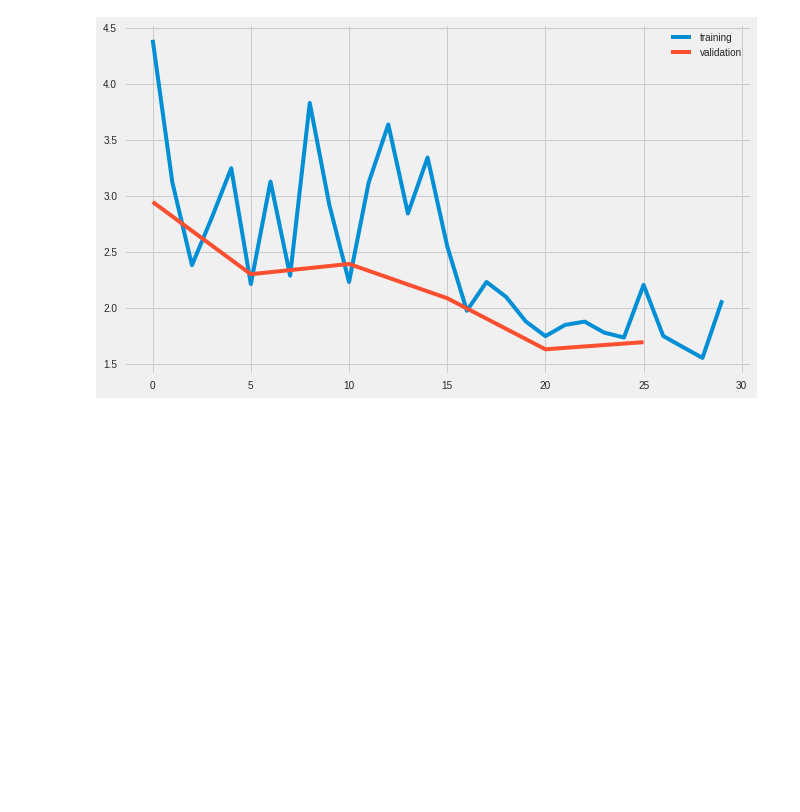
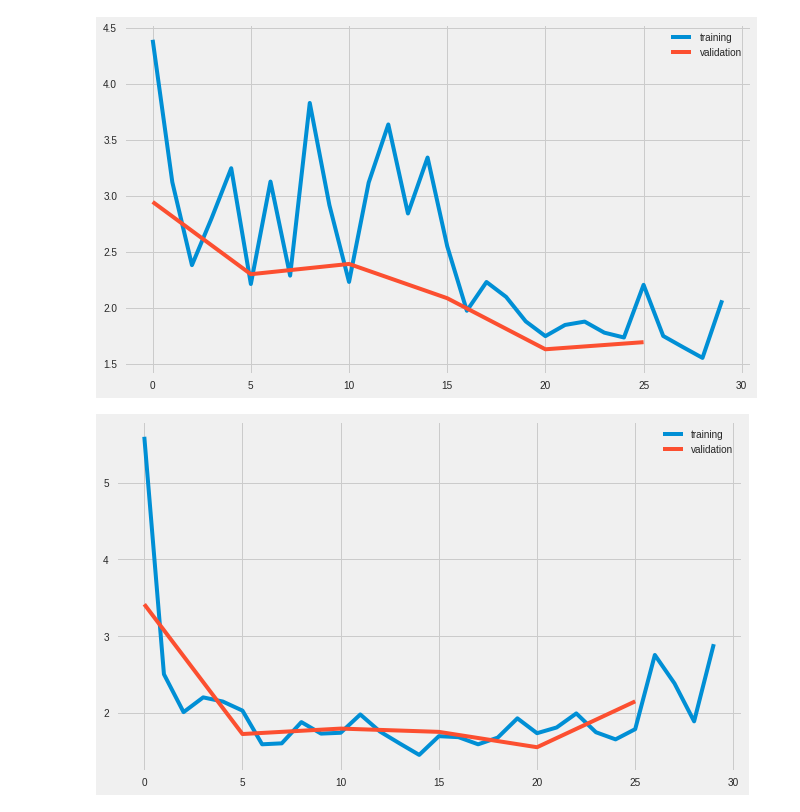
Before and after one commit to thewchan/string_quartets_gen, a Jupyter notebook: notebooks/loss_extraction.ipynb, the cells around one changed output. Cells and saved outputs as stored; diff of their text form; code cells hidden in the pictures; blank space fills up the shorter version.

```diff
--- a/notebooks/loss_extraction.ipynb
+++ b/notebooks/loss_extraction.ipynb
@@ -150,6 +150,19 @@ ax.legend()
 plt.savefig('temp.png')
 # %% [output]
 [figure]
+# %%
+df4 = get_train_loss('../logs/glorot_uniform_lr=0.0625/logs.txt')
+df4_valid = get_valid_loss('../logs/glorot_uniform_lr=0.0625/logs.txt')
+
+
+fig, ax = plt.subplots(figsize=(10, 6))
+ax.plot(df4['epoch_num'], df4['loss (total)'], label='training')
+ax.plot(df4_valid['epoch_num'], df4_valid['loss (total)'], label='validation')
+ax.legend()
+# plt.show()
+plt.savefig('temp.png')
+# %% [output]
+[figure, added]
 # %%
 sorted(mpl.style.available)
 mpl.style.use('fivethirtyeight')
```
Also changed, not shown: 14 other files.
